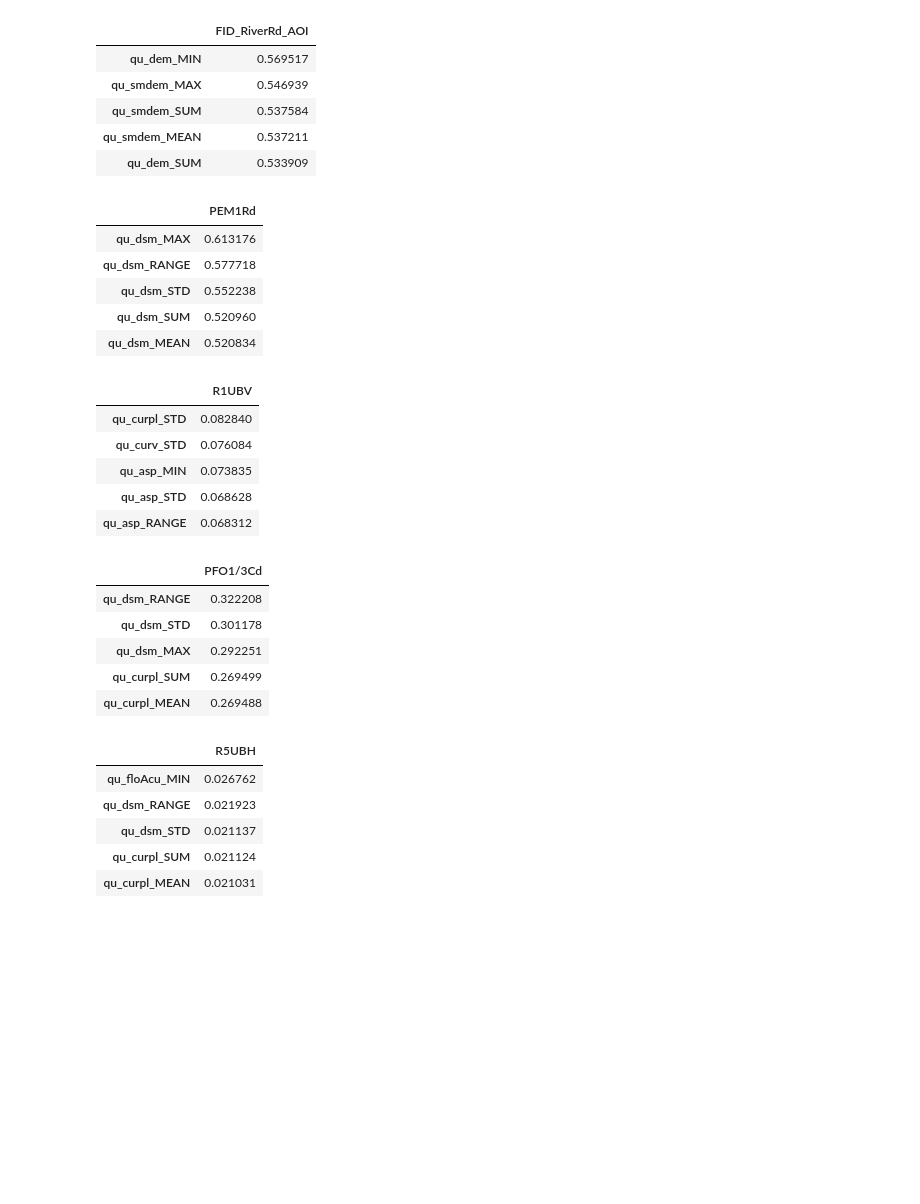
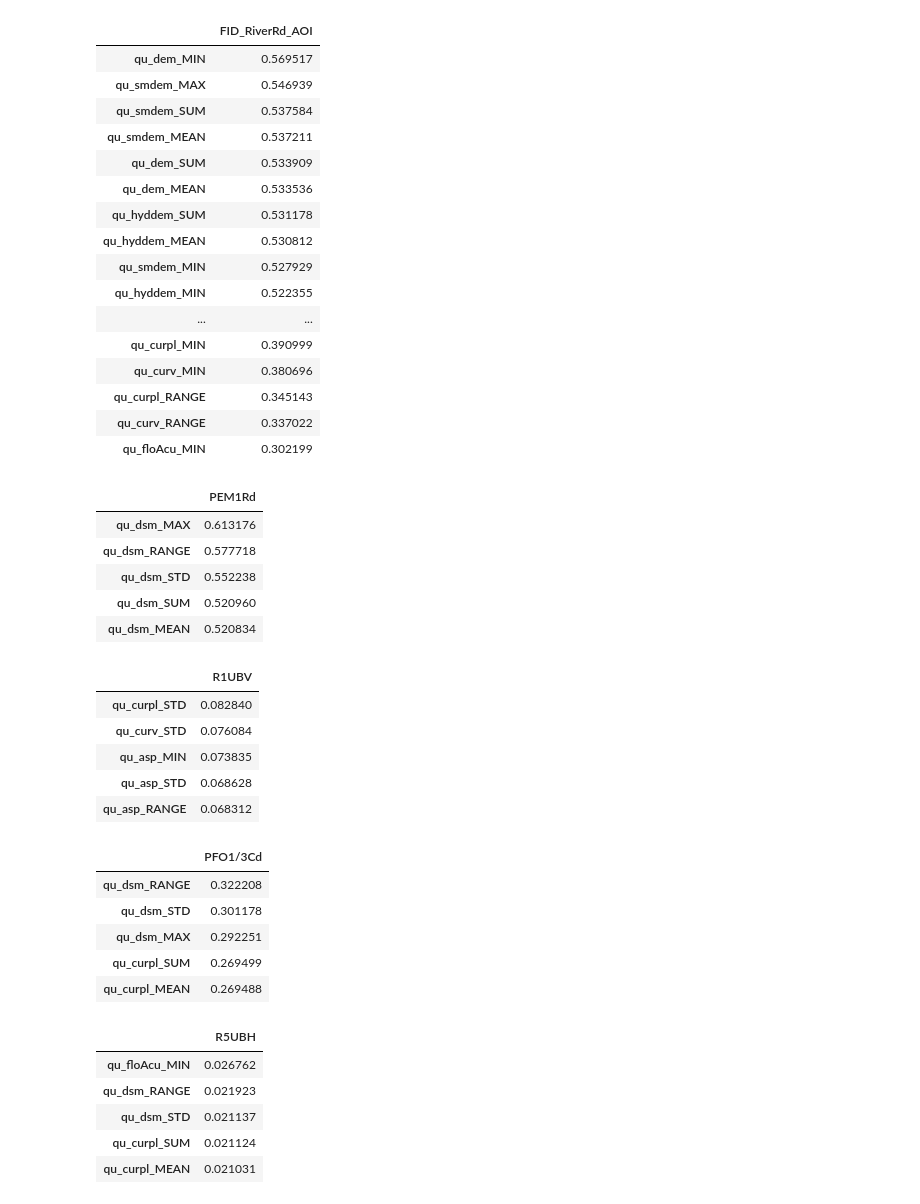
Before and after one commit to michael-suggs/earth-science-svsm, a Jupyter notebook: Correlations.ipynb, the cells around one changed output. Saved outputs shown, nothing was run; the diff lists cells and outputs as text; code cells hidden in the pictures; blank space fills up the shorter version.

```diff
--- a/Correlations.ipynb
+++ b/Correlations.ipynb
@@ -76,19 +76,30 @@ corr = corr.iloc[0:60, 60:61]
 corr_pfO1cd = corr.abs().sort_values(by=["PFO1Cd"])[::-1]
 # %%
 n = 5
-wetland_corr.head(n)
+wetland_corr.head(25)
 corr_pem1rd.head(n)
 corr_r1ubv.head(n)
 corr_pfO13cd.head(n)
 corr_r5ubh.head(n)
 corr_pfO1cd.head(n)
 # %% [output]
 |  | FID_RiverRd_AOI |
 | qu_dem_MIN | 0.569517 |
 | qu_smdem_MAX | 0.546939 |
 | qu_smdem_SUM | 0.537584 |
 | qu_smdem_MEAN | 0.537211 |
 | qu_dem_SUM | 0.533909 |
+| qu_dem_MEAN | 0.533536 |
+| qu_hyddem_SUM | 0.531178 |
+| qu_hyddem_MEAN | 0.530812 |
+| qu_smdem_MIN | 0.527929 |
+| qu_hyddem_MIN | 0.522355 |
+| ... | ... |
+| qu_curpl_MIN | 0.390999 |
+| qu_curv_MIN | 0.380696 |
+| qu_curpl_RANGE | 0.345143 |
+| qu_curv_RANGE | 0.337022 |
+| qu_floAcu_MIN | 0.302199 |
 |  | PEM1Rd |
 | qu_dsm_MAX | 0.613176 |
 | qu_dsm_RANGE | 0.577718 |
```
Also changed, not shown: 3 other files.
